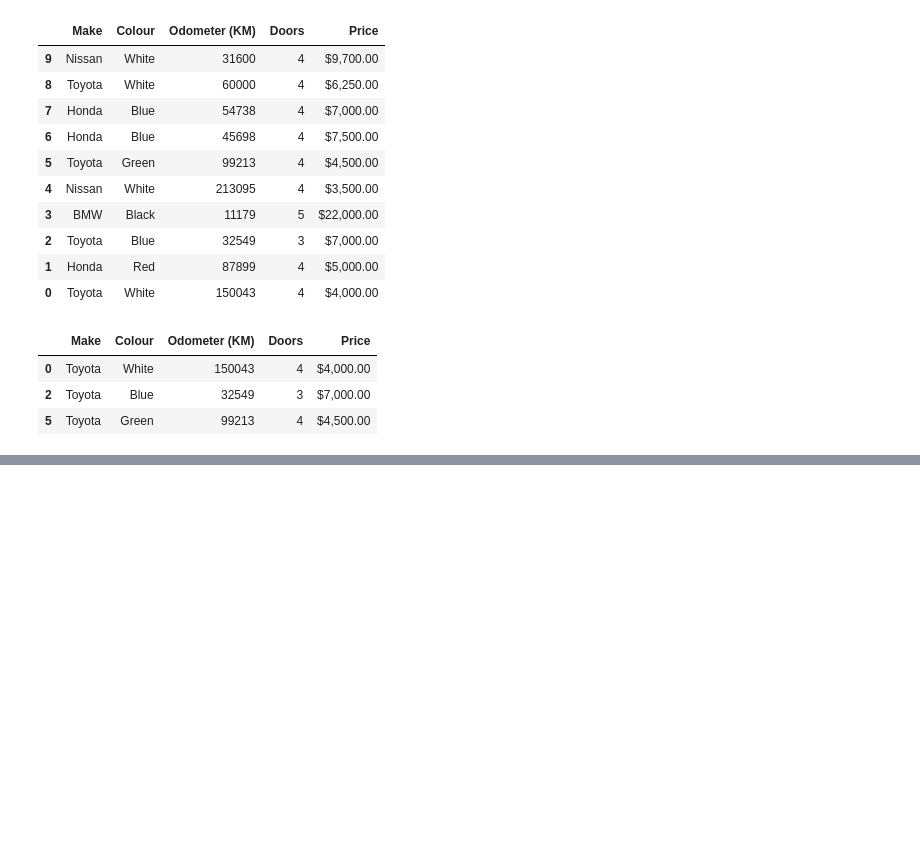
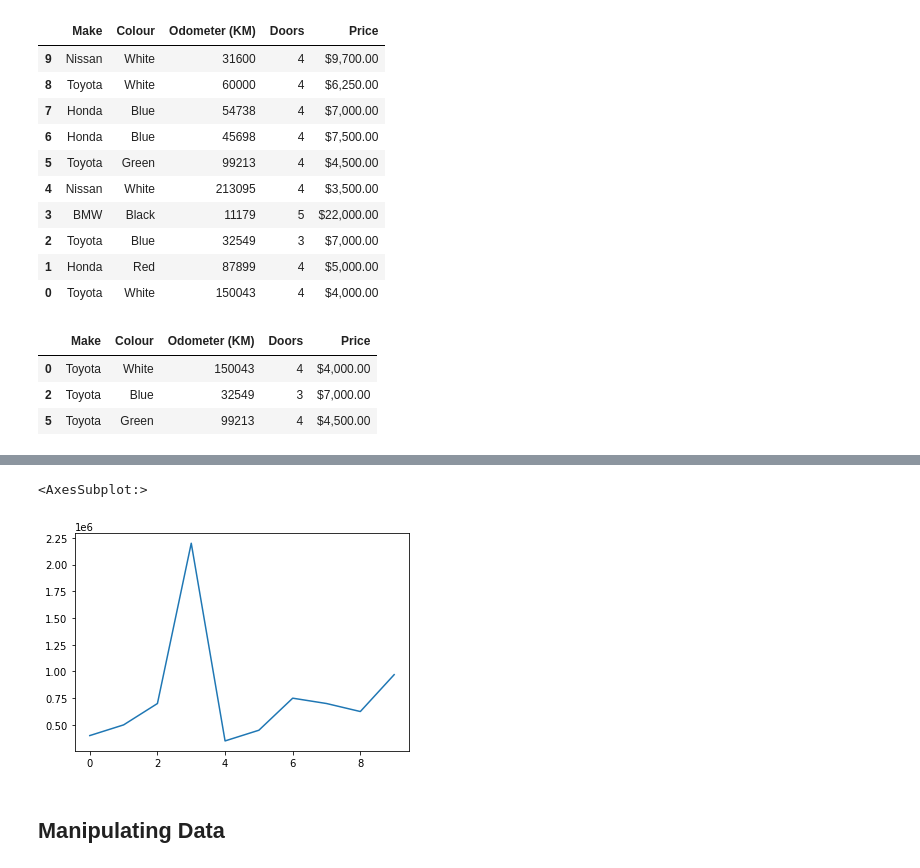
Before and after one commit to mokalyogesh113/Udemy-Complete-ML-DS-Bootcamp, a Jupyter notebook: Demo_project/Introduction-to-pandas.ipynb, the cells around one changed output, grey strips where cells are left out. Saved outputs shown, nothing was run; the diff lists cells and outputs as text; code cells hidden in the pictures; blank space fills up the shorter version.

```diff
--- a/Demo_project/Introduction-to-pandas.ipynb
+++ b/Demo_project/Introduction-to-pandas.ipynb
@@ -237,0 +267,2 @@ car_sale[car_sale.Make=="Toyota"][:3]
+# %%
+car_sale['Price'] = car_sale['Price'].str.replace('[\$\,\.]','').astype(int)
@@ -237,0 +283,7 @@ car_sale[car_sale.Make=="Toyota"][:3]
+# %%
+car_sale.Price.plot()
+# %% [output]
+<AxesSubplot:>
+[figure, added]
+# %% [markdown]
+## Manipulating Data
```
Also changed, not shown: parts of 26 cells of this notebook, 3 other files.
